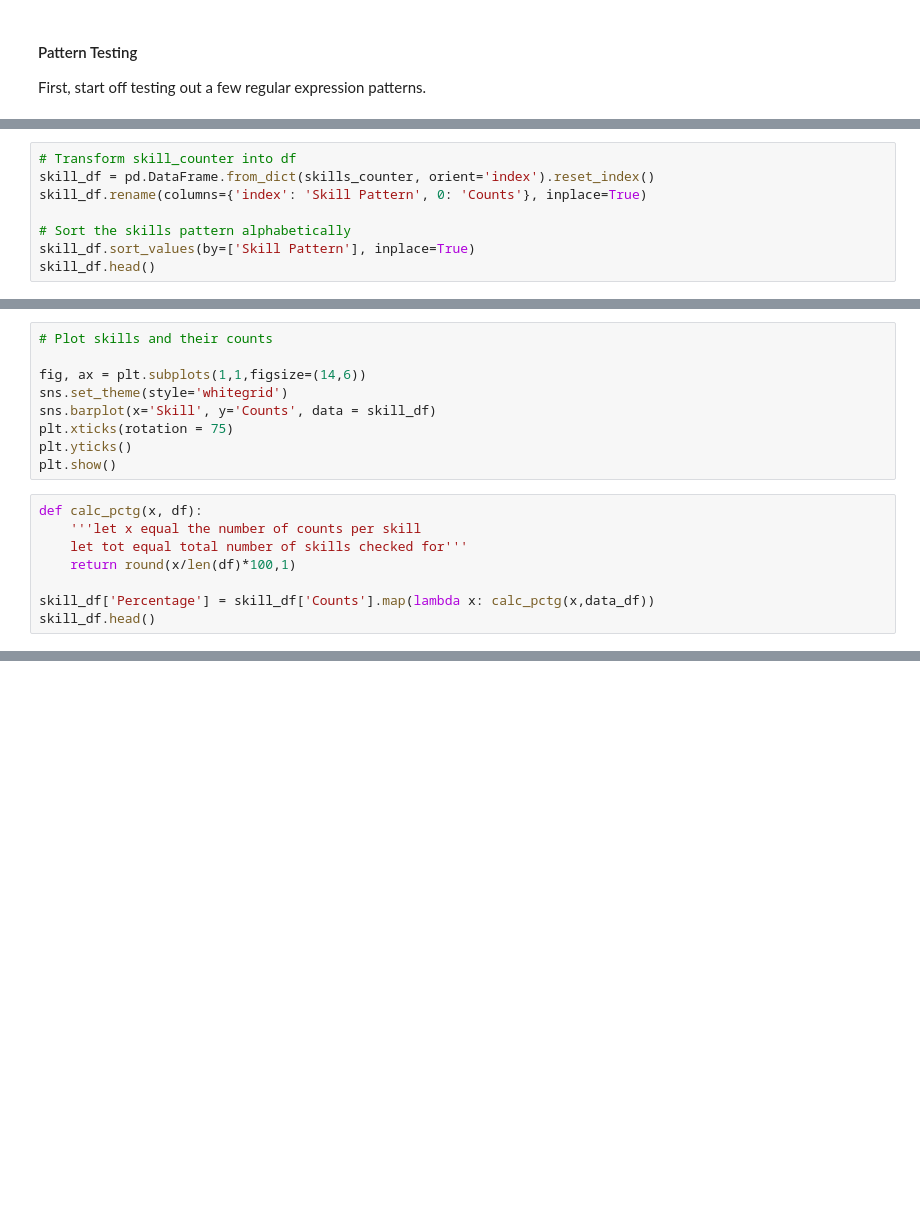
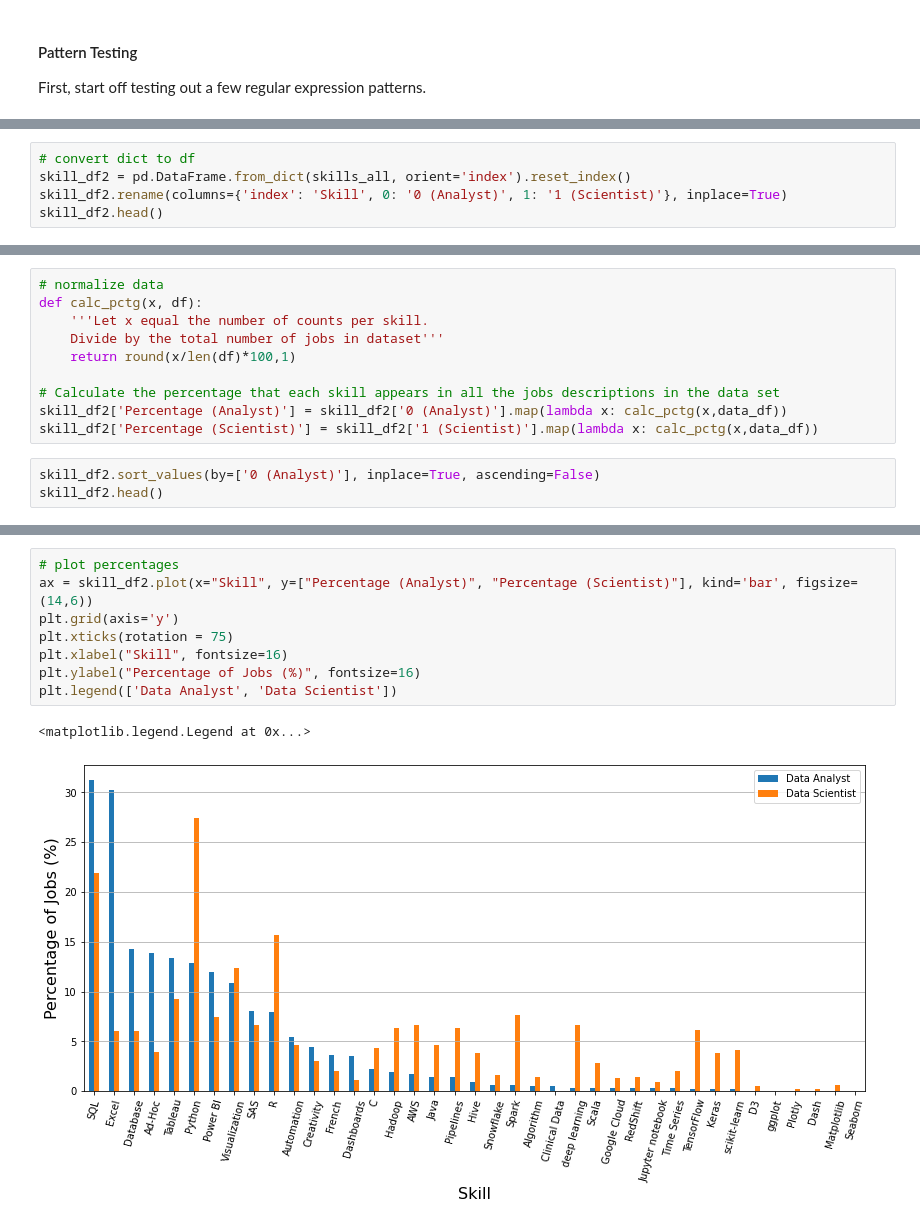
Before and after one commit to jma199/nlp-jobmarket, a Jupyter notebook: 2 main_jobdesc_eda_sql.ipynb, the cells around one changed output, grey strips where cells are left out. Drawn from its saved outputs; the diff is of its cells as text; blank space fills up the shorter version.

Commit message:
Update skills count in 2 main_jobdesc_eda_sql.ipynb and save figure

```diff
--- a/2 main_jobdesc_eda_sql.ipynb
+++ b/2 main_jobdesc_eda_sql.ipynb
@@ -560,8 +572,5 @@ skills
 # %%
-# Transform skill_counter into df
-skill_df = pd.DataFrame.from_dict(skills_counter, orient='index').reset_index()
-skill_df.rename(columns={'index': 'Skill Pattern', 0: 'Counts'}, inplace=True)
-
-# Sort the skills pattern alphabetically
-skill_df.sort_values(by=['Skill Pattern'], inplace=True)
-skill_df.head()
+# convert dict to df
+skill_df2 = pd.DataFrame.from_dict(skills_all, orient='index').reset_index()
+skill_df2.rename(columns={'index': 'Skill', 0: '0 (Analyst)', 1: '1 (Scientist)'}, inplace=True)
+skill_df2.head()
@@ -575,17 +584,13 @@ skill_df.head()
-# %%
-# Plot skills and their counts
-
-fig, ax = plt.subplots(1,1,figsize=(14,6))
-sns.set_theme(style='whitegrid')
-sns.barplot(x='Skill', y='Counts', data = skill_df)
-plt.xticks(rotation = 75)
-plt.yticks()
-plt.show()
 # %%
+# normalize data
 def calc_pctg(x, df):
-    '''let x equal the number of counts per skill
-    let tot equal total number of skills checked for'''
+    '''Let x equal the number of counts per skill.
+    Divide by the total number of jobs in dataset'''
     return round(x/len(df)*100,1)
 
-skill_df['Percentage'] = skill_df['Counts'].map(lambda x: calc_pctg(x,data_df))
-skill_df.head()
+# Calculate the percentage that each skill appears in all the jobs descriptions in the data set
+skill_df2['Percentage (Analyst)'] = skill_df2['0 (Analyst)'].map(lambda x: calc_pctg(x,data_df))
+skill_df2['Percentage (Scientist)'] = skill_df2['1 (Scientist)'].map(lambda x: calc_pctg(x,data_df))
+# %%
+skill_df2.sort_values(by=['0 (Analyst)'], inplace=True, ascending=False)
+skill_df2.head()
@@ -591,0 +604,11 @@ skill_df.head()
+# %%
+# plot percentages
+ax = skill_df2.plot(x="Skill", y=["Percentage (Analyst)", "Percentage (Scientist)"], kind='bar', figsize=(14,6))
+plt.grid(axis='y')
+plt.xticks(rotation = 75)
+plt.xlabel("Skill", fontsize=16)
+plt.ylabel("Percentage of Jobs (%)", fontsize=16)
+plt.legend(['Data Analyst', 'Data Scientist'])
+# %% [output]
+<matplotlib.legend.Legend at 0x...>
+[figure, added]
```
Also changed, not shown: parts of 17 cells of this notebook, 1 other file.
